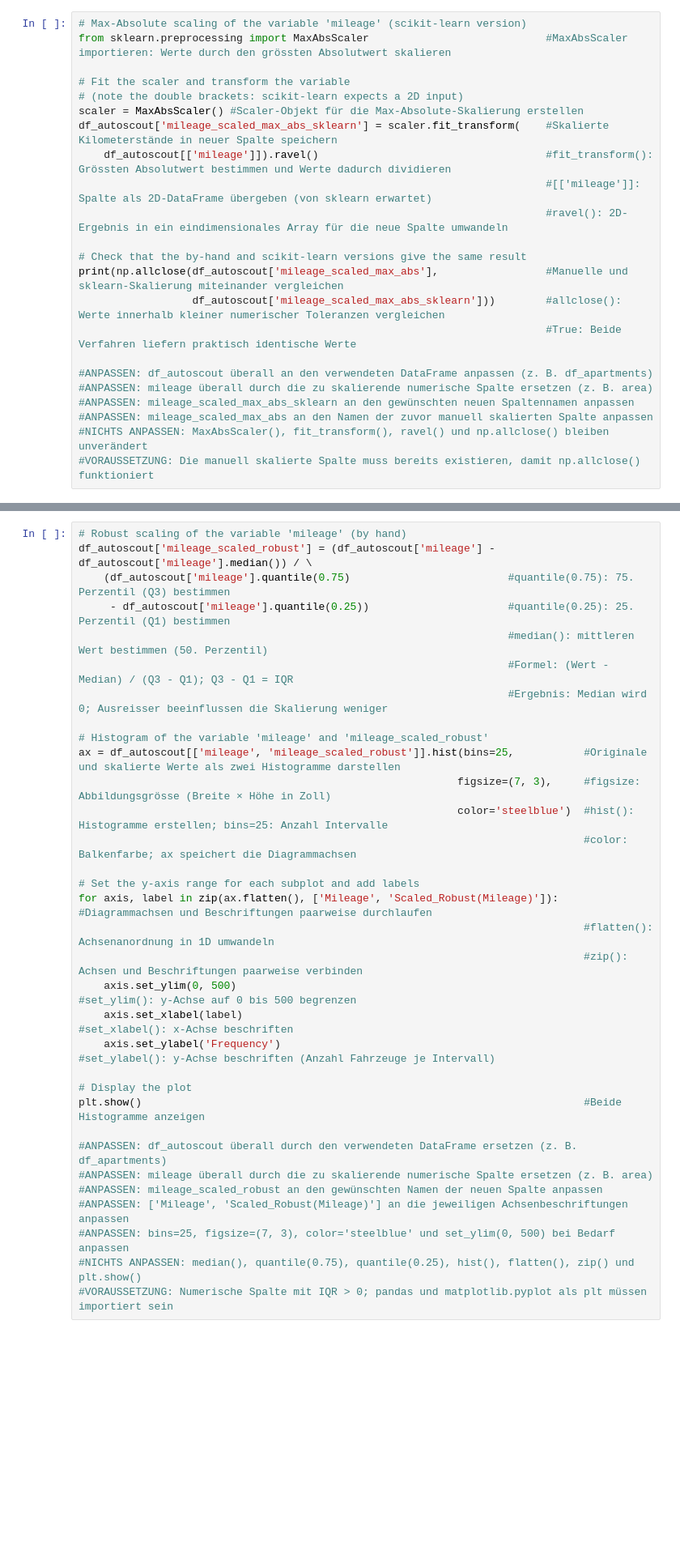
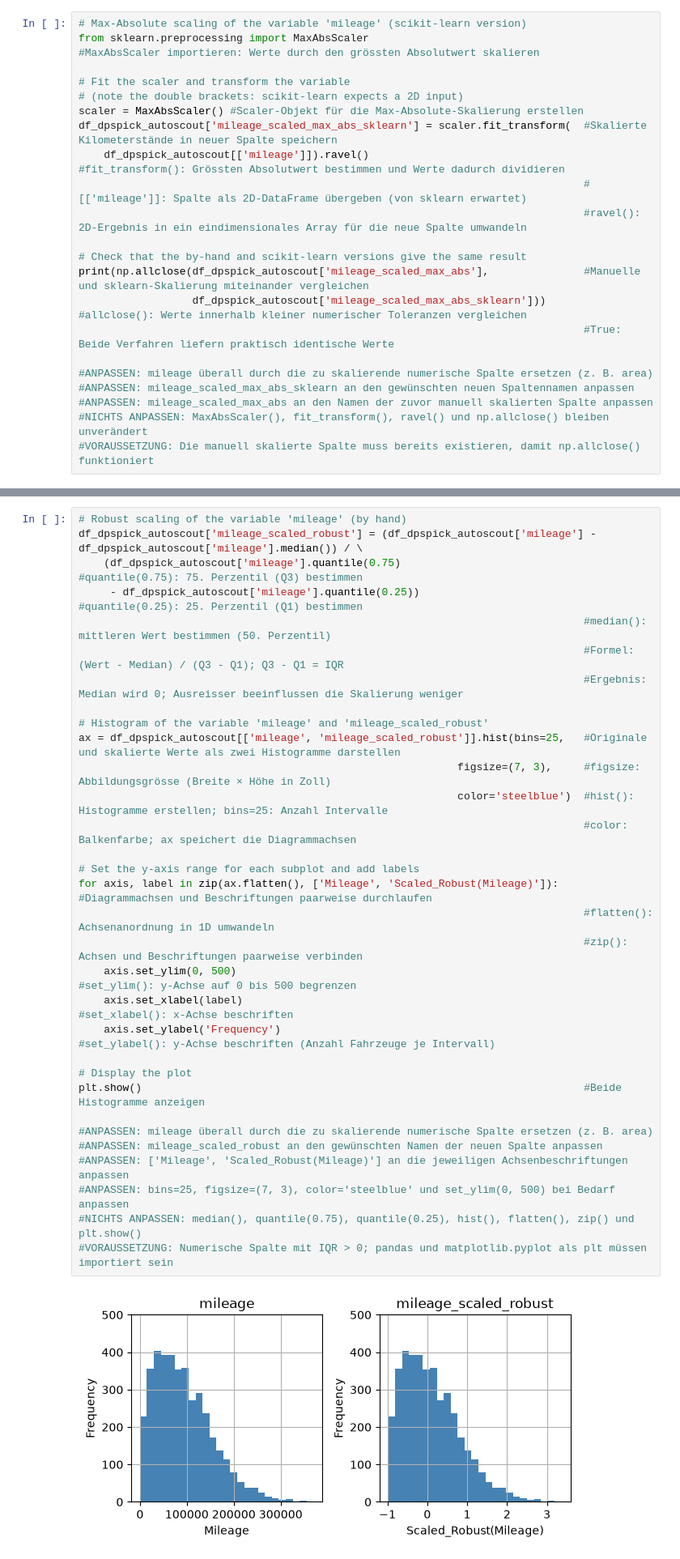
Before and after one commit to pyrat12/DS_HS2026_LNW, a Jupyter notebook: DS_HS2026_LNW_I_Examples/AP02/AP02 V4 Data Preparation/AP02 V4 DP Spick 2.ipynb, the cells around one changed output, grey strips where cells are left out. Shown at 81% size. Cells and saved outputs as stored; diff of their text form; blank space fills up the shorter version.

```diff
--- a/DS_HS2026_LNW_I_Examples/AP02/AP02 V4 Data Preparation/AP02 V4 DP Spick 2.ipynb
+++ b/DS_HS2026_LNW_I_Examples/AP02/AP02 V4 Data Preparation/AP02 V4 DP Spick 2.ipynb
@@ -481,21 +766,20 @@ plt.show()
 # %%
 # Max-Absolute scaling of the variable 'mileage' (scikit-learn version)
-from sklearn.preprocessing import MaxAbsScaler                            #MaxAbsScaler importieren: Werte durch den grössten Absolutwert skalieren
+from sklearn.preprocessing import MaxAbsScaler                                  #MaxAbsScaler importieren: Werte durch den grössten Absolutwert skalieren
 
 # Fit the scaler and transform the variable
 # (note the double brackets: scikit-learn expects a 2D input)
 scaler = MaxAbsScaler() #Scaler-Objekt für die Max-Absolute-Skalierung erstellen
-df_autoscout['mileage_scaled_max_abs_sklearn'] = scaler.fit_transform(    #Skalierte Kilometerstände in neuer Spalte speichern
-    df_autoscout[['mileage']]).ravel()                                    #fit_transform(): Grössten Absolutwert bestimmen und Werte dadurch dividieren
-                                                                          #[['mileage']]: Spalte als 2D-DataFrame übergeben (von sklearn erwartet)
-                                                                          #ravel(): 2D-Ergebnis in ein eindimensionales Array für die neue Spalte umwandeln
+df_dpspick_autoscout['mileage_scaled_max_abs_sklearn'] = scaler.fit_transform(  #Skalierte Kilometerstände in neuer Spalte speichern
+    df_dpspick_autoscout[['mileage']]).ravel()                                  #fit_transform(): Grössten Absolutwert bestimmen und Werte dadurch dividieren
+                                                                                #[['mileage']]: Spalte als 2D-DataFrame übergeben (von sklearn erwartet)
+                                                                                #ravel(): 2D-Ergebnis in ein eindimensionales Array für die neue Spalte umwandeln
 
 # Check that the by-hand and scikit-learn versions give the same result
-print(np.allclose(df_autoscout['mileage_scaled_max_abs'],                 #Manuelle und sklearn-Skalierung miteinander vergleichen
-                  df_autoscout['mileage_scaled_max_abs_sklearn']))        #allclose(): Werte innerhalb kleiner numerischer Toleranzen vergleichen
-                                                                          #True: Beide Verfahren liefern praktisch identische Werte
+print(np.allclose(df_dpspick_autoscout['mileage_scaled_max_abs'],               #Manuelle und sklearn-Skalierung miteinander vergleichen
+                  df_dpspick_autoscout['mileage_scaled_max_abs_sklearn']))      #allclose(): Werte innerhalb kleiner numerischer Toleranzen vergleichen
+                                                                                #True: Beide Verfahren liefern praktisch identische Werte
 
-#ANPASSEN: df_autoscout überall an den verwendeten DataFrame anpassen (z. B. df_apartments)
 #ANPASSEN: mileage überall durch die zu skalierende numerische Spalte ersetzen (z. B. area)
 #ANPASSEN: mileage_scaled_max_abs_sklearn an den gewünschten neuen Spaltennamen anpassen
 #ANPASSEN: mileage_scaled_max_abs an den Namen der zuvor manuell skalierten Spalte anpassen
@@ -513,37 +799,38 @@ print(np.allclose(df_autoscout['mileage_scaled_max_abs'],                 #Manue
 #### Robus Scaling (manuell)
 # %%
 # Robust scaling of the variable 'mileage' (by hand)
-df_autoscout['mileage_scaled_robust'] = (df_autoscout['mileage'] - df_autoscout['mileage'].median()) / \
-    (df_autoscout['mileage'].quantile(0.75)                         #quantile(0.75): 75. Perzentil (Q3) bestimmen
-     - df_autoscout['mileage'].quantile(0.25))                      #quantile(0.25): 25. Perzentil (Q1) bestimmen
-                                                                    #median(): mittleren Wert bestimmen (50. Perzentil)
-                                                                    #Formel: (Wert - Median) / (Q3 - Q1); Q3 - Q1 = IQR
-                                                                    #Ergebnis: Median wird 0; Ausreisser beeinflussen die Skalierung weniger
+df_dpspick_autoscout['mileage_scaled_robust'] = (df_dpspick_autoscout['mileage'] - df_dpspick_autoscout['mileage'].median()) / \
+    (df_dpspick_autoscout['mileage'].quantile(0.75)                             #quantile(0.75): 75. Perzentil (Q3) bestimmen
+     - df_dpspick_autoscout['mileage'].quantile(0.25))                          #quantile(0.25): 25. Perzentil (Q1) bestimmen
+                                                                                #median(): mittleren Wert bestimmen (50. Perzentil)
+                                                                                #Formel: (Wert - Median) / (Q3 - Q1); Q3 - Q1 = IQR
+                                                                                #Ergebnis: Median wird 0; Ausreisser beeinflussen die Skalierung weniger
 
 # Histogram of the variable 'mileage' and 'mileage_scaled_robust'
-ax = df_autoscout[['mileage', 'mileage_scaled_robust']].hist(bins=25,           #Originale und skalierte Werte als zwei Histogramme darstellen
+ax = df_dpspick_autoscout[['mileage', 'mileage_scaled_robust']].hist(bins=25,   #Originale und skalierte Werte als zwei Histogramme darstellen
                                                             figsize=(7, 3),     #figsize: Abbildungsgrösse (Breite × Höhe in Zoll)
                                                             color='steelblue')  #hist(): Histogramme erstellen; bins=25: Anzahl Intervalle
                                                                                 #color: Balkenfarbe; ax speichert die Diagrammachsen
 
 # Set the y-axis range for each subplot and add labels
 for axis, label in zip(ax.flatten(), ['Mileage', 'Scaled_Robust(Mileage)']):    #Diagrammachsen und Beschriftungen paarweise durchlaufen
                                                                                 #flatten(): Achsenanordnung in 1D umwandeln
                                                                                 #zip(): Achsen und Beschriftungen paarweise verbinden
     axis.set_ylim(0, 500)                                                       #set_ylim(): y-Achse auf 0 bis 500 begrenzen
     axis.set_xlabel(label)                                                      #set_xlabel(): x-Achse beschriften
     axis.set_ylabel('Frequency')                                                #set_ylabel(): y-Achse beschriften (Anzahl Fahrzeuge je Intervall)
 
 # Display the plot
 plt.show()                                                                      #Beide Histogramme anzeigen
 
-#ANPASSEN: df_autoscout überall durch den verwendeten DataFrame ersetzen (z. B. df_apartments)
 #ANPASSEN: mileage überall durch die zu skalierende numerische Spalte ersetzen (z. B. area)
 #ANPASSEN: mileage_scaled_robust an den gewünschten Namen der neuen Spalte anpassen
 #ANPASSEN: ['Mileage', 'Scaled_Robust(Mileage)'] an die jeweiligen Achsenbeschriftungen anpassen
 #ANPASSEN: bins=25, figsize=(7, 3), color='steelblue' und set_ylim(0, 500) bei Bedarf anpassen
 #NICHTS ANPASSEN: median(), quantile(0.75), quantile(0.25), hist(), flatten(), zip() und plt.show()
 #VORAUSSETZUNG: Numerische Spalte mit IQR > 0; pandas und matplotlib.pyplot als plt müssen importiert sein
+# %% [output]
+[figure, added]
 # %% [markdown]
 #### Robust Scaling (scikit-learn)
 
```
Also changed, not shown: parts of 26 cells of this notebook, 1 other file.
